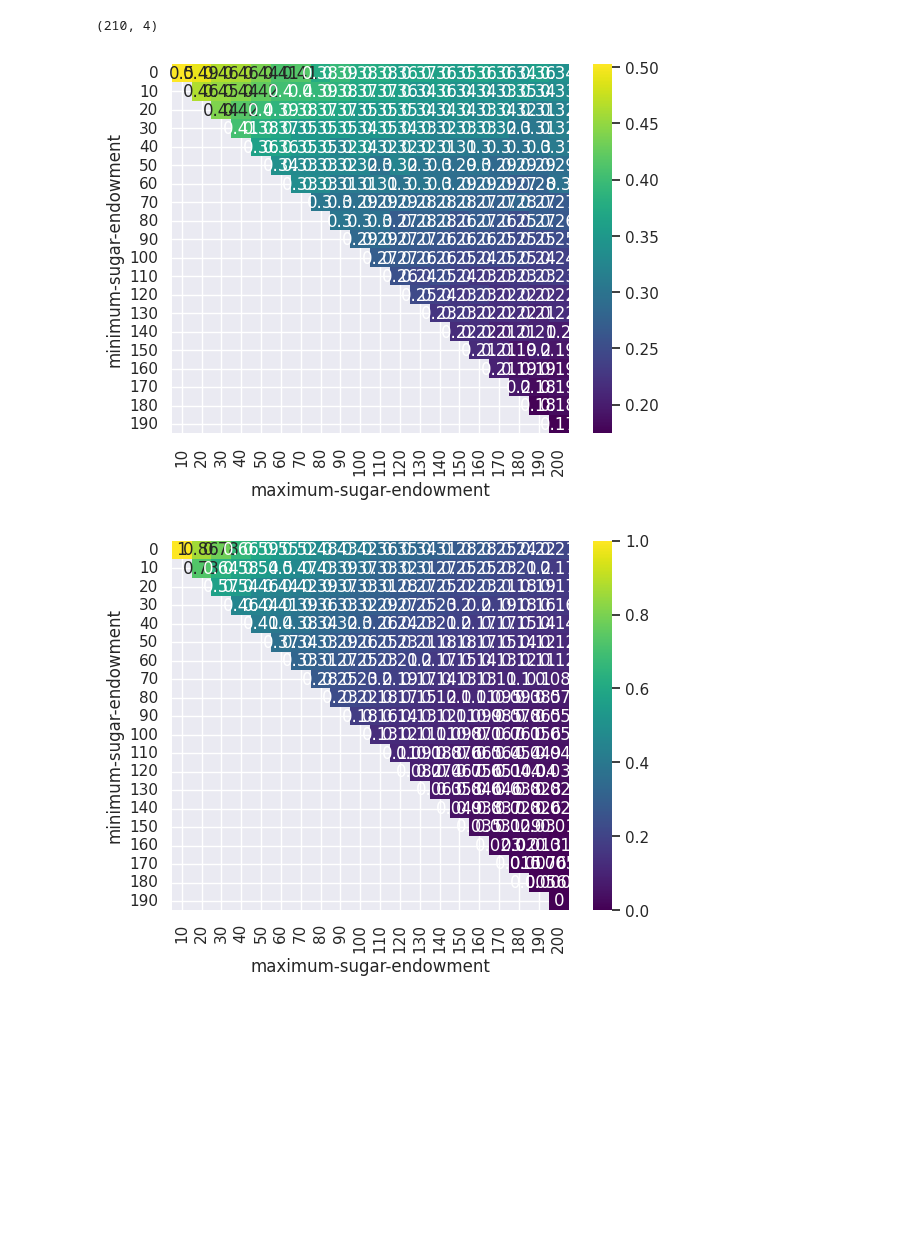
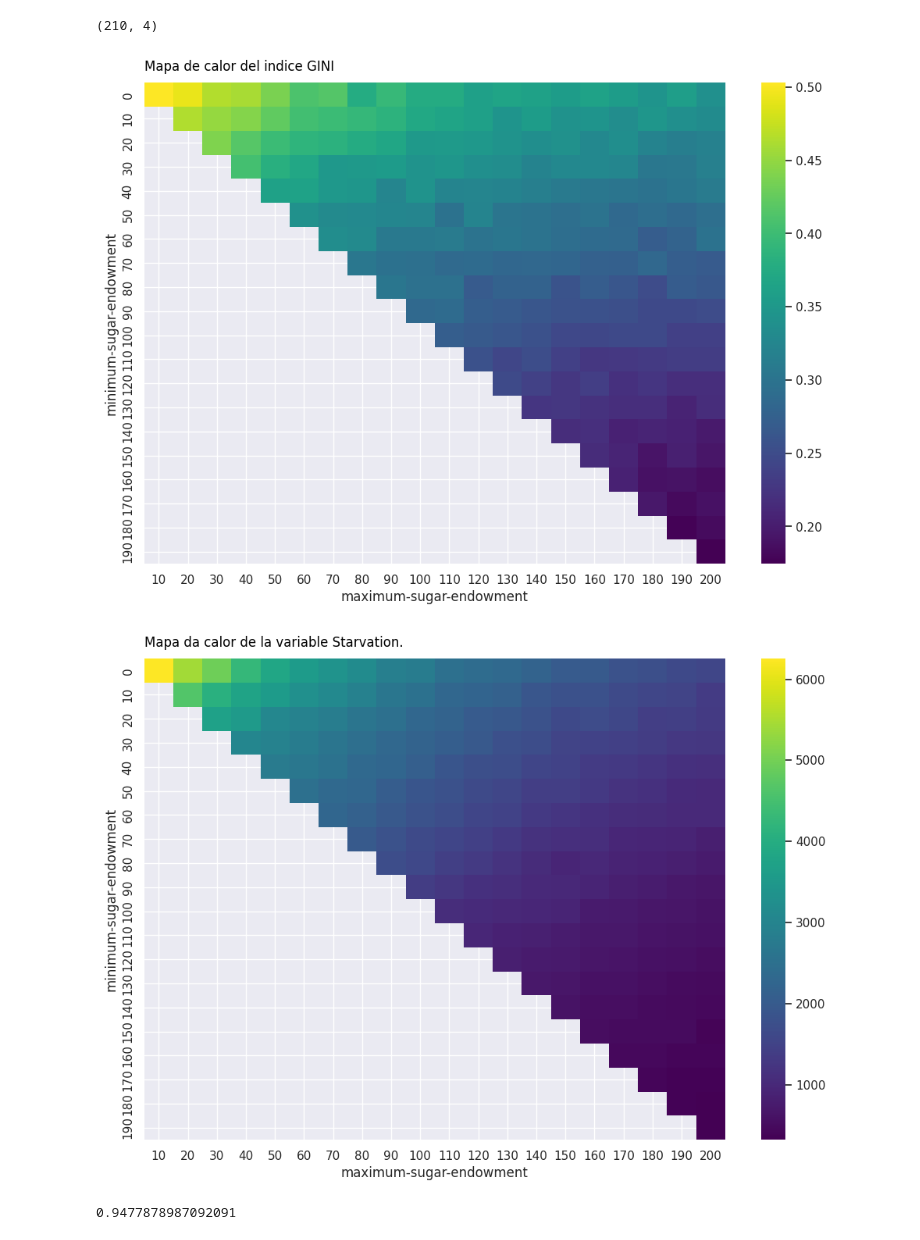
Before and after one commit to Aruroo/SugarScape, a Jupyter notebook: Analisis/AnalisisSugarScape.ipynb, the cells around one changed output. Drawn from its saved outputs; the diff is of its cells as text; code cells hidden in the pictures; blank space fills up the shorter version.

Commit message:
documentacion y mapas de calor

```diff
--- a/Analisis/AnalisisSugarScape.ipynb
+++ b/Analisis/AnalisisSugarScape.ipynb
@@ -44,17 +44,26 @@ df.shape
 (210, 4)
 # %%
 datos_aplanados = df.pivot(index="minimum-sugar-endowment", columns="maximum-sugar-endowment", values="avg-gini")
-sns.heatmap(datos_aplanados, cmap='viridis',annot=True)
+plt.figure(figsize=(12, 8))
+sns.heatmap(datos_aplanados, cmap='viridis',annot=False)
+plt.text(0, -0.5, 'Mapa de calor del indice GINI', fontsize=12, color='black', ha='left')
+plt.savefig('Mapa de calor GINI.png',dpi=300, bbox_inches='tight')
 plt.show()
 # %% [output]
-[figure, old version]
+[figure, new version]
 # %%
-from sklearn.preprocessing import MinMaxScaler
-scaler = MinMaxScaler()
-df['starv_normalizado'] = scaler.fit_transform(df[['starvation']])
+
 #La visualizacion del valor starvation ahora es mejor
-datos_aplanados = df.pivot(index="minimum-sugar-endowment", columns="maximum-sugar-endowment", values="starv_normalizado")
-sns.heatmap(datos_aplanados, cmap='viridis',annot=True)
+plt.figure(figsize=(12, 8))
+datos_aplanados = df.pivot(index="minimum-sugar-endowment", columns="maximum-sugar-endowment", values="starvation")
+sns.heatmap(datos_aplanados, cmap='viridis',annot=False)
+plt.text(0, -0.5, 'Mapa da calor de la variable Starvation.', fontsize=12, color='black', ha='left')
+plt.savefig('Mapa de calor Starvation.png',dpi=300, bbox_inches='tight')
 plt.show()
 # %% [output]
-[figure, old version]
+[figure, new version]
+# %%
+correlacion = df['avg-gini'].corr(df['starvation'])
+print(correlacion)
+# %% [output]
+0.9477878987092091
```
Also changed, not shown: parts of 3 cells of this notebook.
